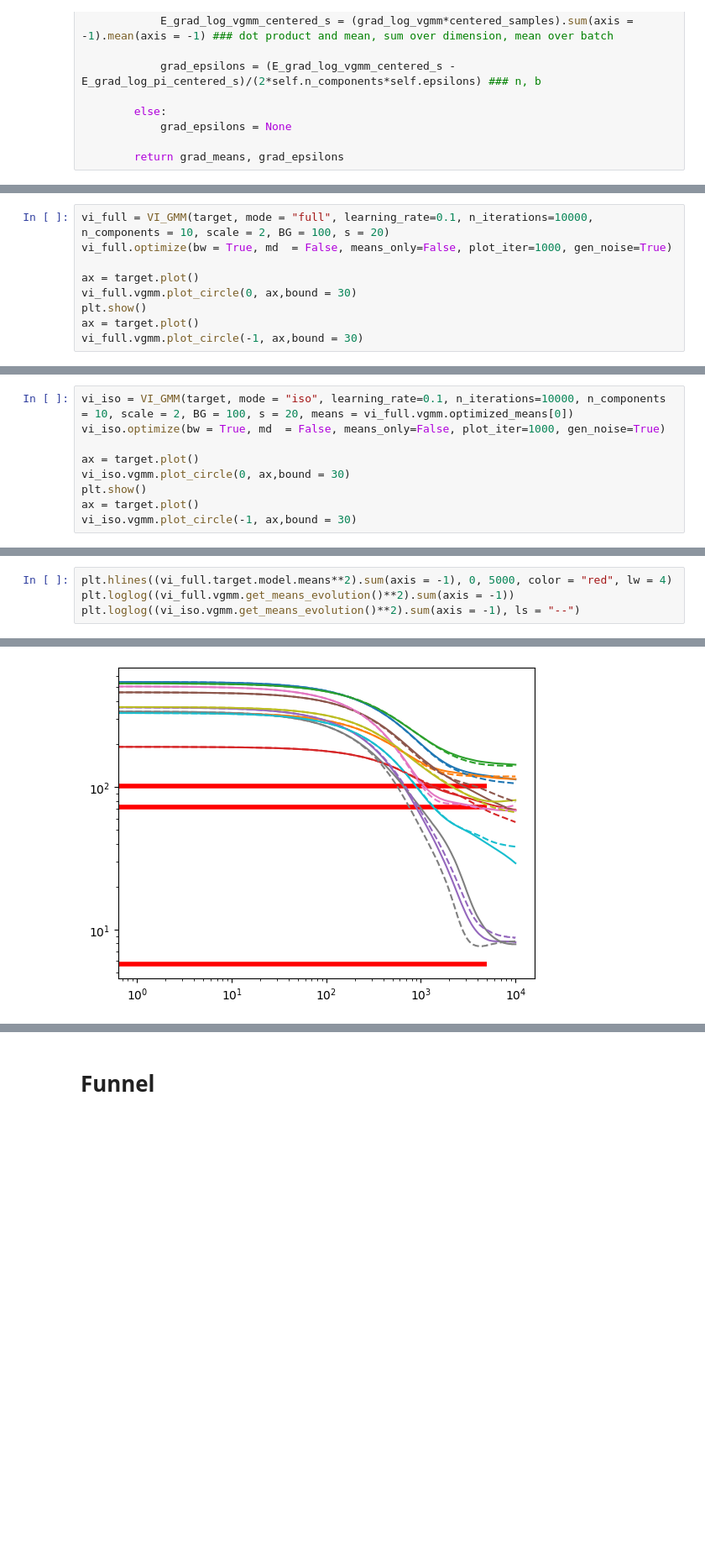
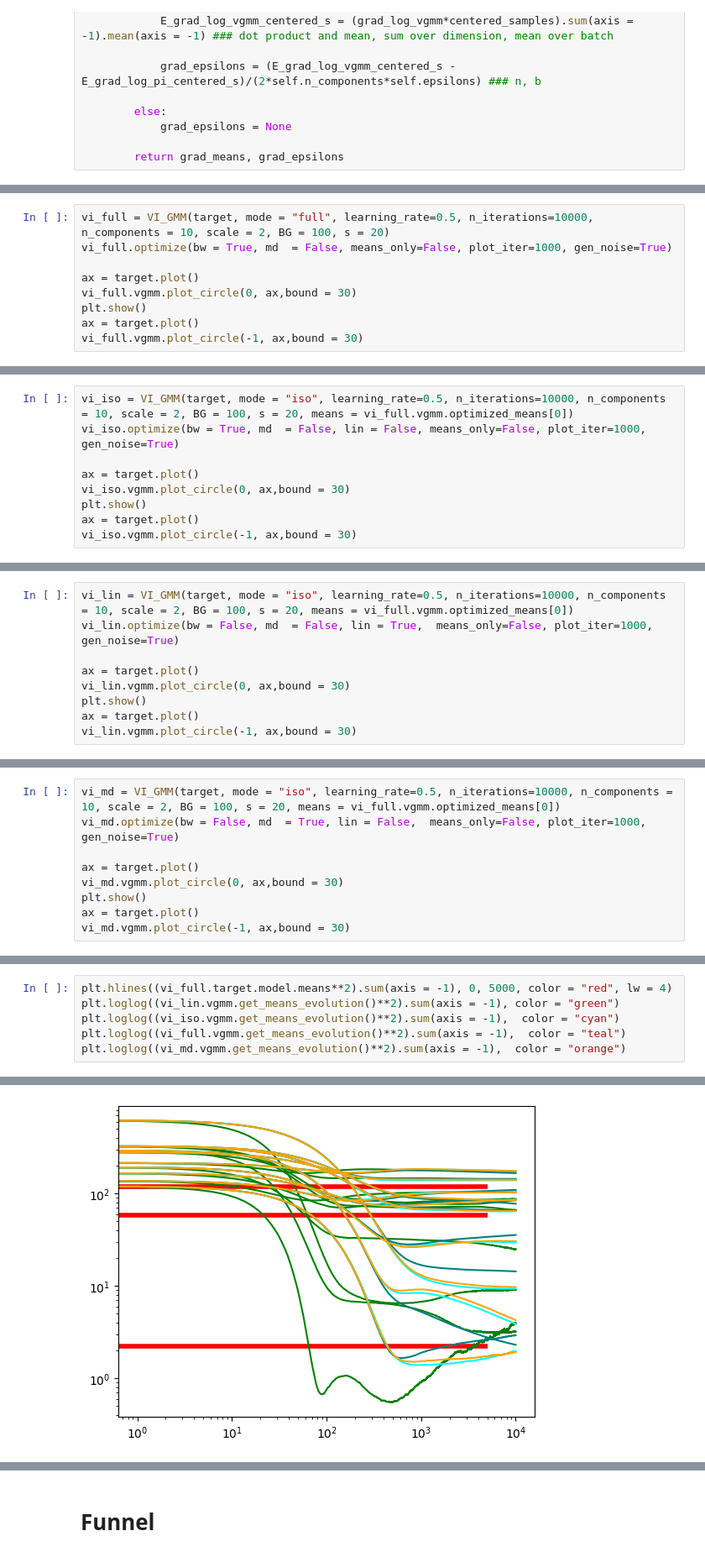
Before and after one commit to margueritetalamon/VI-MIG, a Jupyter notebook: fgmm.ipynb, the cells around one changed output, grey strips where cells are left out. Shown at 84% size. Saved outputs shown, nothing was run; the diff lists cells and outputs as text; blank space fills up the shorter version.

```diff
--- a/fgmm.ipynb
+++ b/fgmm.ipynb
@@ -300,5 +300,5 @@ target.plot()
 # %%
-vi_full = VI_GMM(target, mode = "full", learning_rate=0.1, n_iterations=10000, n_components = 10, scale = 2, BG = 100, s = 20)
+vi_full = VI_GMM(target, mode = "full", learning_rate=0.5, n_iterations=10000, n_components = 10, scale = 2, BG = 100, s = 20)
 vi_full.optimize(bw = True, md  = False, means_only=False, plot_iter=1000, gen_noise=True)
 
 ax = target.plot()
@@ -332,6 +332,6 @@ KL  0.025117903810075788
 # %%
-vi_iso = VI_GMM(target, mode = "iso", learning_rate=0.1, n_iterations=10000, n_components = 10, scale = 2, BG = 100, s = 20, means = vi_full.vgmm.optimized_means[0])
-vi_iso.optimize(bw = True, md  = False, means_only=False, plot_iter=1000, gen_noise=True)
+vi_iso = VI_GMM(target, mode = "iso", learning_rate=0.5, n_iterations=10000, n_components = 10, scale = 2, BG = 100, s = 20, means = vi_full.vgmm.optimized_means[0])
+vi_iso.optimize(bw = True, md  = False, lin = False, means_only=False, plot_iter=1000, gen_noise=True)
 
 ax = target.plot()
 vi_iso.vgmm.plot_circle(0, ax,bound = 30)
@@ -363,0 +364,9 @@ KL  0.02680354093064651
+# %%
+vi_lin = VI_GMM(target, mode = "iso", learning_rate=0.5, n_iterations=10000, n_components = 10, scale = 2, BG = 100, s = 20, means = vi_full.vgmm.optimized_means[0])
+vi_lin.optimize(bw = False, md  = False, lin = True,  means_only=False, plot_iter=1000, gen_noise=True)
+
+ax = target.plot()
+vi_lin.vgmm.plot_circle(0, ax,bound = 30)
+plt.show()
+ax = target.plot()
+vi_lin.vgmm.plot_circle(-1, ax,bound = 30)
@@ -363,0 +396,9 @@ KL  0.02680354093064651
+# %%
+vi_md = VI_GMM(target, mode = "iso", learning_rate=0.5, n_iterations=10000, n_components = 10, scale = 2, BG = 100, s = 20, means = vi_full.vgmm.optimized_means[0])
+vi_md.optimize(bw = False, md  = True, lin = False,  means_only=False, plot_iter=1000, gen_noise=True)
+
+ax = target.plot()
+vi_md.vgmm.plot_circle(0, ax,bound = 30)
+plt.show()
+ax = target.plot()
+vi_md.vgmm.plot_circle(-1, ax,bound = 30)
@@ -364,16 +428,18 @@ KL  0.02680354093064651
 # %%
 plt.hlines((vi_full.target.model.means**2).sum(axis = -1), 0, 5000, color = "red", lw = 4)
-plt.loglog((vi_full.vgmm.get_means_evolution()**2).sum(axis = -1))
-plt.loglog((vi_iso.vgmm.get_means_evolution()**2).sum(axis = -1), ls = "--")
+plt.loglog((vi_lin.vgmm.get_means_evolution()**2).sum(axis = -1), color = "green")
+plt.loglog((vi_iso.vgmm.get_means_evolution()**2).sum(axis = -1),  color = "cyan")
+plt.loglog((vi_full.vgmm.get_means_evolution()**2).sum(axis = -1),  color = "teal")
+plt.loglog((vi_md.vgmm.get_means_evolution()**2).sum(axis = -1),  color = "orange")
 # %% [output]
 [<matplotlib.lines.Line2D at 0x...>,
  <matplotlib.lines.Line2D at 0x...>,
  <matplotlib.lines.Line2D at 0x...>,
  <matplotlib.lines.Line2D at 0x...>,
  <matplotlib.lines.Line2D at 0x...>,
  <matplotlib.lines.Line2D at 0x...>,
  <matplotlib.lines.Line2D at 0x...>,
  <matplotlib.lines.Line2D at 0x...>,
  <matplotlib.lines.Line2D at 0x...>,
  <matplotlib.lines.Line2D at 0x...>]
-[figure, old version]
+[figure, new version]
```
Also changed, not shown: parts of 9 cells of this notebook, 1 other file.
